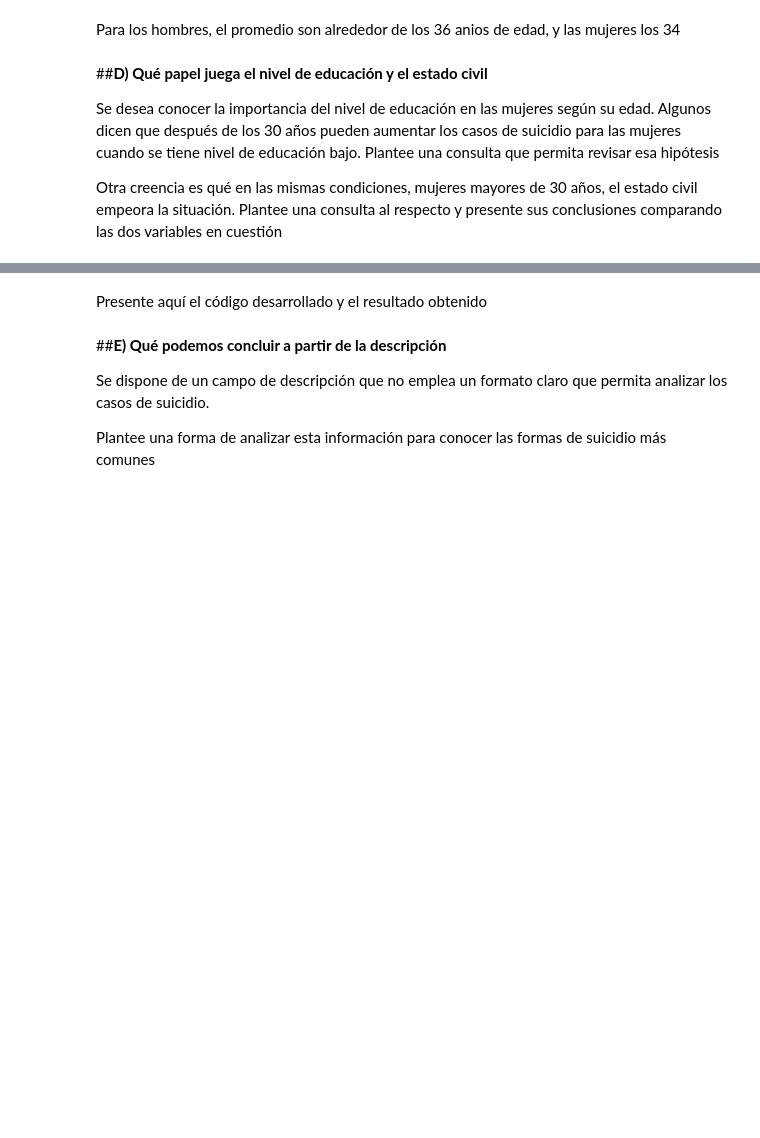
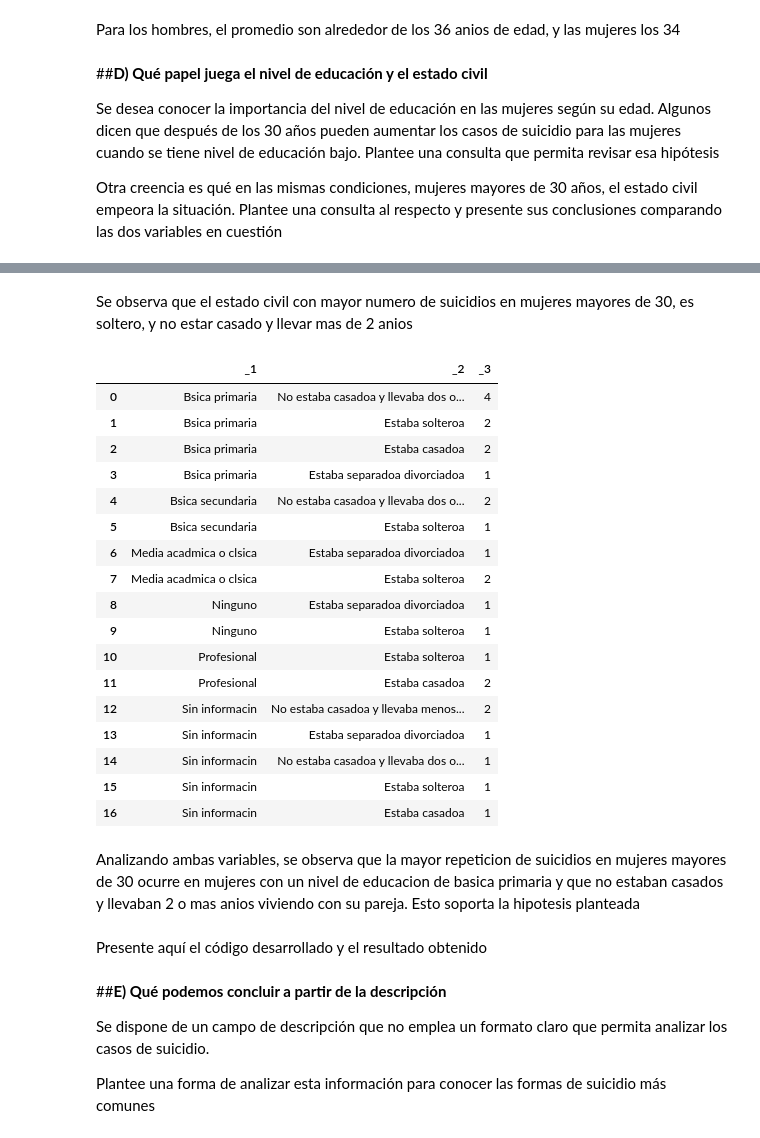
Before and after one commit to Alberto-San/BigData, a Jupyter notebook: 06 - [TALLER] - RDD.ipynb, the cells around one changed output, grey strips where cells are left out. Drawn from its saved outputs; the diff is of its cells as text; code cells hidden in the pictures; blank space fills up the shorter version.

```diff
--- a/06 - [TALLER] - RDD.ipynb
+++ b/06 - [TALLER] - RDD.ipynb
@@ -297,0 +274,37 @@ rdd_hyp_reduce.take(20)
+# %%
+age_ = 30
+rdd_hyp_reduce = rdd_clean \
+                     .filter(lambda row: int(row[dic_columns["Edad"]]) > age_ and row[dic_columns["Sexo"]]=="Femenino") \
+                     .map(lambda row:
+                            (
+                                (row[dic_columns["Nivel Educación"]], row[dic_columns["Estado civil"]]),
+                                1
+                            )
+                          ) \
+                     .reduceByKey(lambda count_prev, count_current: count_prev + count_current) \
+                     .sortBy(lambda row: row[0][0]) \
+                     .map(
+                         lambda row: (row[0][0], row[0][1], row[1])
+                     )
+
+rdd_hyp_reduce_study = rdd_clean \
+                     .filter(lambda row: int(row[dic_columns["Edad"]]) > age_ and row[dic_columns["Sexo"]]=="Femenino") \
+                     .map(lambda row:
+                            (
+                                row[dic_columns["Nivel Educación"]],
+                                1
+                            )
+                          ) \
+                     .reduceByKey(lambda count_prev, count_current: count_prev + count_current) \
+                     .sortBy(lambda row: row[0][0]) \
+
+rdd_hyp_reduce_status = rdd_clean \
+                     .filter(lambda row: int(row[dic_columns["Edad"]]) > age_ and row[dic_columns["Sexo"]]=="Femenino") \
+                     .map(lambda row:
+                            (
+                                row[dic_columns["Estado civil"]],
+                                1
+                            )
+                          ) \
+                     .reduceByKey(lambda count_prev, count_current: count_prev + count_current) \
+                     .sortBy(lambda row: row[0][0]) \
@@ -298,3 +332,28 @@ rdd_hyp_reduce.take(20)
+# %% [markdown]
+Se observa que el estado civil con mayor numero de suicidios en mujeres mayores de 30, es soltero, y no estar casado y llevar mas de 2 anios
+# %%
+display(rdd_hyp_reduce.toDF().toPandas())
+# %% [output]
+|  | _1 | _2 | _3 |
+| 0 | Bsica primaria | No estaba casadoa y llevaba dos o... | 4 |
+| 1 | Bsica primaria | Estaba solteroa | 2 |
+| 2 | Bsica primaria | Estaba casadoa | 2 |
+| 3 | Bsica primaria | Estaba separadoa divorciadoa | 1 |
+| 4 | Bsica secundaria | No estaba casadoa y llevaba dos o... | 2 |
+| 5 | Bsica secundaria | Estaba solteroa | 1 |
+| 6 | Media acadmica o clsica | Estaba separadoa divorciadoa | 1 |
+| 7 | Media acadmica o clsica | Estaba solteroa | 2 |
+| 8 | Ninguno | Estaba separadoa divorciadoa | 1 |
+| 9 | Ninguno | Estaba solteroa | 1 |
+| 10 | Profesional | Estaba solteroa | 1 |
+| 11 | Profesional | Estaba casadoa | 2 |
+| 12 | Sin informacin | No estaba casadoa y llevaba menos... | 2 |
+| 13 | Sin informacin | Estaba separadoa divorciadoa | 1 |
+| 14 | Sin informacin | No estaba casadoa y llevaba dos o... | 1 |
+| 15 | Sin informacin | Estaba solteroa | 1 |
+| 16 | Sin informacin | Estaba casadoa | 1 |
+# %% [markdown]
+Analizando ambas variables, se observa que la mayor repeticion de suicidios en mujeres mayores de 30 ocurre en mujeres con un nivel de educacion de basica primaria y que no estaban casados y llevaban 2 o mas anios viviendo con su pareja. Esto soporta la hipotesis planteada
 # %% [markdown]
 Presente aquí el código desarrollado y el resultado obtenido
 # %% [markdown]
```
Also changed, not shown: parts of 4 cells of this notebook.
